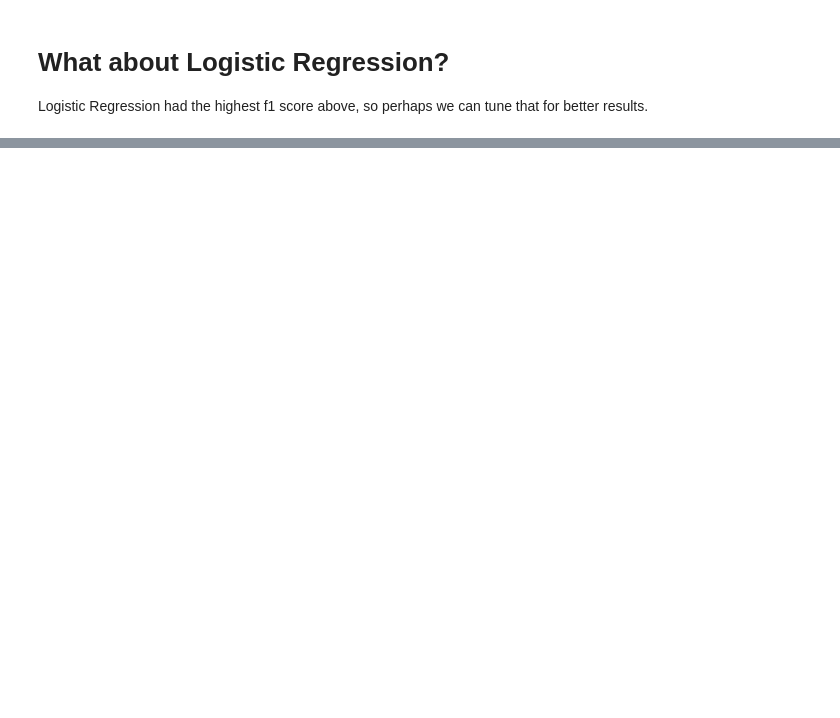
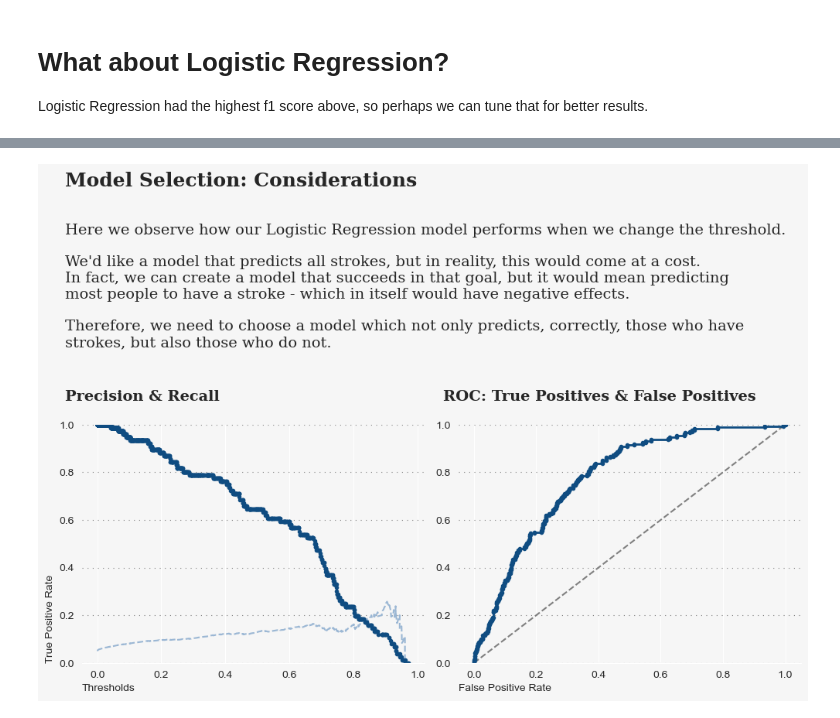
Before and after one commit to wesonga/Stroke_Prediction, a Jupyter notebook: Prediction.ipynb, the cells around one changed output, grey strips where cells are left out. Saved outputs shown, nothing was run; the diff lists cells and outputs as text; code cells hidden in the pictures; blank space fills up the shorter version.

```diff
--- a/Prediction.ipynb
+++ b/Prediction.ipynb
@@ -974,0 +988,12 @@ Logistic Regression had the highest f1 score above, so perhaps we can tune that
+# %%
+# Define a pipeline for Logistic Regression with scaling and tuned hyperparameters
+logreg_pipeline = Pipeline(steps=[
+    ('scale', StandardScaler()),  # Step 1: Scale the features
+    ('LR', LogisticRegression(C=0.1, penalty='l2', random_state=42))  # Step 2: Logistic Regression with tuned hyperparameters
+])
+
+# Fit the pipeline on the resampled training data
+logreg_pipeline.fit(X_train_resh, y_train_resh)
+
+# Predict using the tuned logistic regression model
+logreg_tuned_pred = logreg_pipeline.predict(X_test)
@@ -974,0 +1083,77 @@ Logistic Regression had the highest f1 score above, so perhaps we can tune that
+# %%
+# Import necessary libraries
+from sklearn.metrics import roc_curve, roc_auc_score, precision_recall_curve
+import matplotlib.pyplot as plt
+
+# Define the probabilities of the negative class for the No-Skill (dummy) classifier
+ns_probs = [0 for _ in range(len(y_test))]
+
+# Get predicted probabilities for the positive class from the Logistic Regression pipeline
+lr_probs = logreg_pipeline.predict_proba(X_test)
+lr_probs = lr_probs[:, 1]
+
+# Calculate the Area Under the Curve (AUC) for No-Skill and Logistic Regression models
+ns_auc = roc_auc_score(y_test, ns_probs)
+lr_auc = roc_auc_score(y_test, lr_probs)
+
+# Calculate ROC curves for No-Skill and Logistic Regression models
+ns_fpr, ns_tpr, _ = roc_curve(y_test, ns_probs)
+lr_fpr, lr_tpr, _ = roc_curve(y_test, lr_probs)
+
+# Calculate precision, recall, and thresholds for the Logistic Regression model
+y_scores = logreg_pipeline.predict_proba(X_train)[:, 1]
+precisions, recalls, thresholds = precision_recall_curve(y_train, y_scores)
+
+# Plotting setup
+fig = plt.figure(figsize=(12, 4))
+gs = fig.add_gridspec(1, 2, wspace=0.1, hspace=0)
+ax = gs.subplots()
+
+background_color = "#f6f6f6"
+fig.patch.set_facecolor(background_color)  # Figure background color
+ax[0].set_facecolor(background_color)
+ax[1].set_facecolor(background_color)
+
+# Grid and styling
+ax[0].grid(color='gray', linestyle=':', axis='y', zorder=0, dashes=(1, 5))
+ax[1].grid(color='gray', linestyle=':', axis='y', dashes=(1, 5))
+
+# Plotting Precision-Recall curve with thresholds
+ax[0].plot(thresholds, precisions[:-1], 'b--', label='Precision', color='#9bb7d4')
+ax[0].plot(thresholds, recalls[:-1], '.', linewidth=1, label='Recall', color='#0f4c81')
+ax[0].set_ylabel('True Positive Rate', loc='bottom')
+ax[0].set_xlabel('Thresholds', loc='left')
+ax[0].set_ylim([0, 1])
+
+# Plotting ROC curve for Logistic Regression model and No-Skill model
+ax[1].plot(ns_fpr, ns_tpr, linestyle='--', label='Dummy Classifier', color='gray')
+ax[1].plot(lr_fpr, lr_tpr, marker='.', linewidth=2, color='#0f4c81')
+ax[1].set_xlabel('False Positive Rate', loc='left')
+ax[1].set_ylabel('')
+ax[1].set_ylim([0, 1])
+
+# Remove spines on the top, right, and left for both plots
+for s in ["top", "right", "left"]:
+    ax[0].spines[s].set_visible(False)
+    ax[1].spines[s].set_visible(False)
+
+# Add text and titles
+ax[0].text(-0.1, 2, 'Model Selection: Considerations', fontsize=18, fontfamily='serif', fontweight='bold')
+ax[0].text(-0.1, 1.26, '''
+Here we observe how our Logistic Regression model performs when we change the threshold.
+
+We'd like a model that predicts all strokes, but in reality, this would come at a cost.
+In fact, we can create a model that succeeds in that goal, but it would mean predicting
+most people to have a stroke - which in itself would have negative effects.
+
+Therefore, we need to choose a model which not only predicts, correctly, those who have
+strokes, but also those who do not.
+''', fontsize=14, fontfamily='serif')
+
+ax[0].text(-0.1, 1.1, 'Precision & Recall', fontsize=14, fontfamily='serif', fontweight='bold')
+ax[1].text(-0.1, 1.1, 'ROC: True Positives & False Positives', fontsize=14, fontfamily='serif', fontweight='bold')
+
+# Display the plot
+plt.show()
+# %% [output]
+[figure, added]
```
Also changed, not shown: parts of 37 cells of this notebook.
